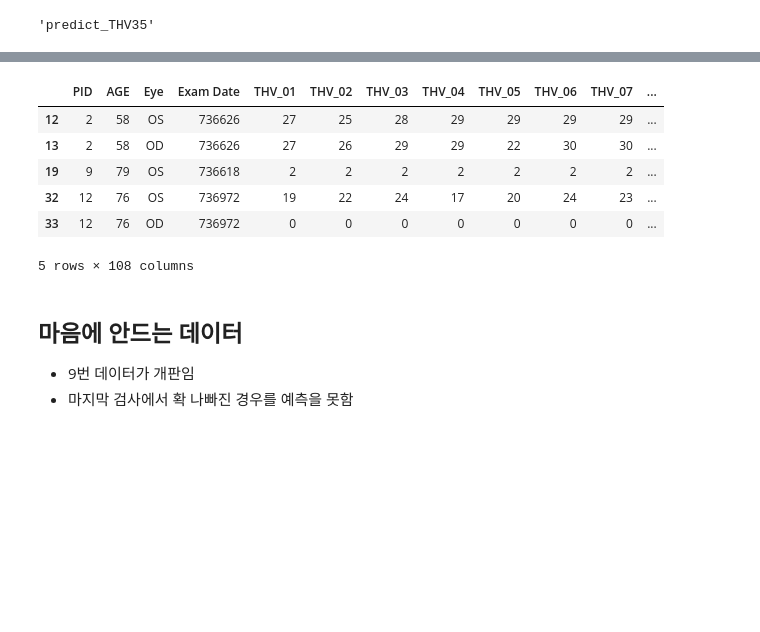
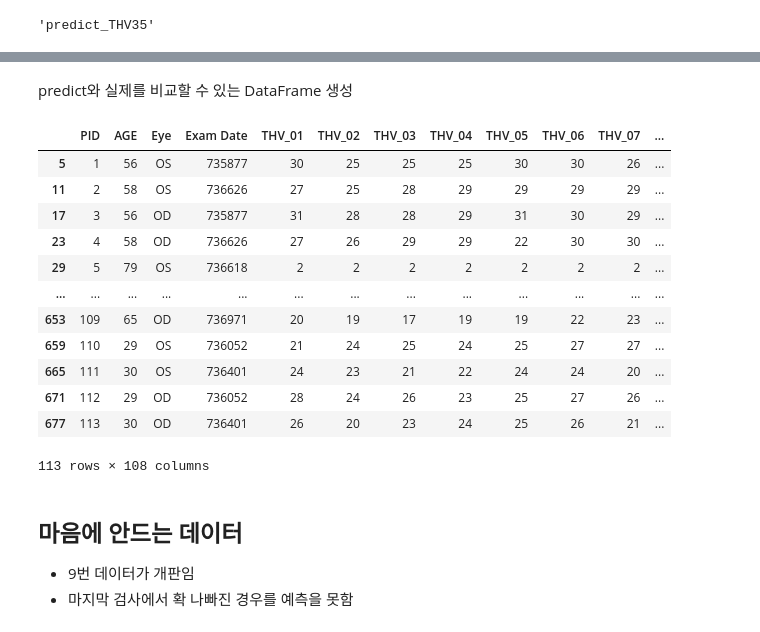
Before and after one commit to herjh0405/Glaucoma, a Jupyter notebook: 002.Linear_Regression.ipynb, the cells around one changed output, grey strips where cells are left out. Saved outputs shown, nothing was run; the diff lists cells and outputs as text; code cells hidden in the pictures; blank space fills up the shorter version.

```diff
--- a/002.Linear_Regression.ipynb
+++ b/002.Linear_Regression.ipynb
@@ -317,35 +325,42 @@ test = test.T
 # %%
-total_rmse = [[] for i in range(54)]
+total_rmse = [[] for i in range(len(test))]
 num_ind = 0
 for i in want['PID'].unique():
-    for j in want['Eye'].unique():
-        sel_data = want[(want['PID']==i) & (want['Eye']==j)]
-        rmse = []
-        if len(sel_data)==0 : continue
-        X = sel_data['Exam Date'].values.reshape(-1, 1)
-        for k in range(52):
-            y = sel_data.iloc[:,k+4].values
-            X_train = X[:-1]
-            X_test = X[-1].reshape(-1, 1)
-            y_train = y[:-1]
-            y_test = y[-1]
+    sel_data = want[(want['PID']==i)]
+    rmse = []
+    if len(sel_data)==0 : continue
+    X = sel_data['Exam Date'].values.reshape(-1, 1)
+    for k in range(52):
+        y = sel_data.iloc[:,k+4].values
+        X_train = X[:-1]
+        X_test = X[-1].reshape(-1, 1)
+        y_train = y[:-1]
+        y_test = y[-1]
 
-            line_fitter = ElasticNet(fit_intercept=True, normalize=True)
-            reg = line_fitter.fit(X_train, y_train)
+        line_fitter = ElasticNet(fit_intercept=True, normalize=True)
+        reg = line_fitter.fit(X_train, y_train)
 
-            rmse.append(np.round(reg.predict(X_test)[0], 0))
-        total_rmse[num_ind] = np.round(rmse, 0)
-        num_ind +=1
+        rmse.append(np.round(reg.predict(X_test)[0], 0))
+    total_rmse[num_ind] = np.round(rmse, 0)
+    num_ind +=1
+# %% [markdown]
+predict와 실제를 비교할 수 있는 DataFrame 생성
 # %%
 predict_df = pd.DataFrame(total_rmse, columns=predict_THV, index = test.index)
 test_predict = pd.concat([test, predict_df], axis=1)
 # %%
-test_predict.head()
+test_predict
 # %% [output]
 |  | PID | AGE | Eye | Exam Date | THV_01 | THV_02 | THV_03 | THV_04 | THV_05 | THV_06 | THV_07 | ... |
-| 12 | 2 | 58 | OS | 736626 | 27 | 25 | 28 | 29 | 29 | 29 | 29 | ... |
-| 13 | 2 | 58 | OD | 736626 | 27 | 26 | 29 | 29 | 22 | 30 | 30 | ... |
-| 19 | 9 | 79 | OS | 736618 | 2 | 2 | 2 | 2 | 2 | 2 | 2 | ... |
-| 32 | 12 | 76 | OS | 736972 | 19 | 22 | 24 | 17 | 20 | 24 | 23 | ... |
-| 33 | 12 | 76 | OD | 736972 | 0 | 0 | 0 | 0 | 0 | 0 | 0 | ... |
+| 5 | 1 | 56 | OS | 735877 | 30 | 25 | 25 | 25 | 30 | 30 | 26 | ... |
+| 11 | 2 | 58 | OS | 736626 | 27 | 25 | 28 | 29 | 29 | 29 | 29 | ... |
+| 17 | 3 | 56 | OD | 735877 | 31 | 28 | 28 | 29 | 31 | 30 | 29 | ... |
+| 23 | 4 | 58 | OD | 736626 | 27 | 26 | 29 | 29 | 22 | 30 | 30 | ... |
+| 29 | 5 | 79 | OS | 736618 | 2 | 2 | 2 | 2 | 2 | 2 | 2 | ... |
+| ... | ... | ... | ... | ... | ... | ... | ... | ... | ... | ... | ... | ... |
+| 653 | 109 | 65 | OD | 736971 | 20 | 19 | 17 | 19 | 19 | 22 | 23 | ... |
+| 659 | 110 | 29 | OS | 736052 | 21 | 24 | 25 | 24 | 25 | 27 | 27 | ... |
+| 665 | 111 | 30 | OS | 736401 | 24 | 23 | 21 | 22 | 24 | 24 | 20 | ... |
+| 671 | 112 | 29 | OD | 736052 | 28 | 24 | 26 | 23 | 25 | 27 | 26 | ... |
+| 677 | 113 | 30 | OD | 736401 | 26 | 20 | 23 | 24 | 25 | 26 | 21 | ... |
-5 rows × 108 columns
+113 rows × 108 columns
```
Also changed, not shown: parts of 21 cells of this notebook, 3 other files.
